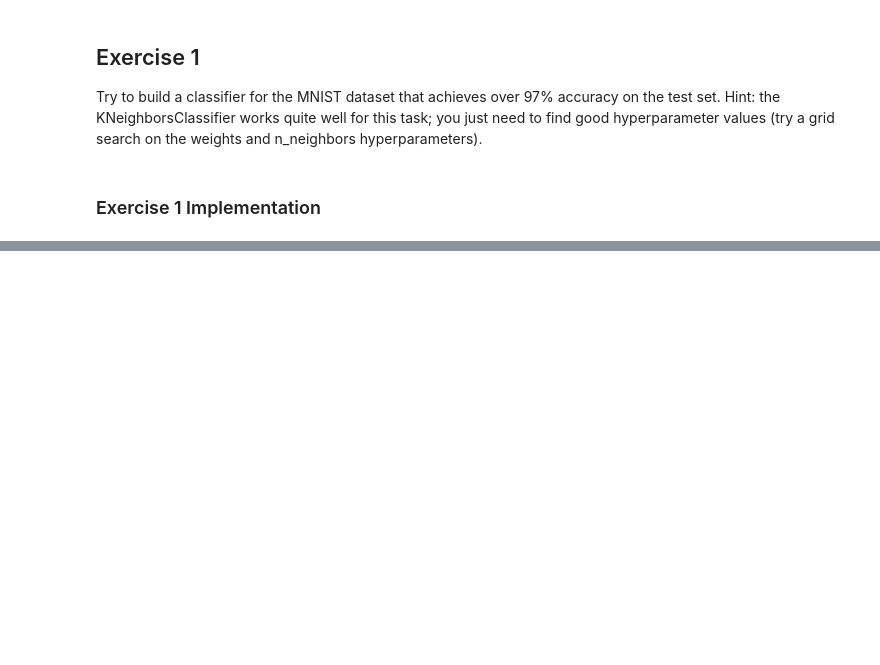
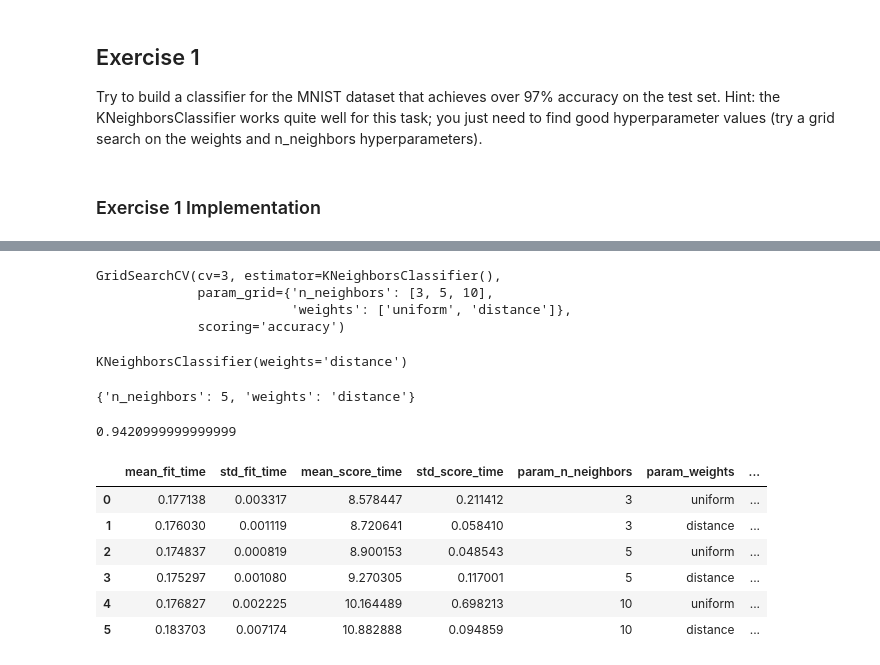
Before and after one commit to MiquelMarinoEspinosa/handson-ml3, a Jupyter notebook: 03_exercises.ipynb, the cells around one changed output, grey strips where cells are left out. Drawn from its saved outputs; the diff is of its cells as text; code cells hidden in the pictures; blank space fills up the shorter version.

```diff
--- a/03_exercises.ipynb
+++ b/03_exercises.ipynb
@@ -712,0 +715,7 @@ weights and n_neighbors hyperparameters).
+# %%
+from sklearn.datasets import fetch_openml
+
+mnist = fetch_openml('mnist_784', as_frame=False)
+# %%
+X, y = mnist.data, mnist.target
+X_train, X_test, y_train, y_test = X[:60000], X[60000:], y[:60000], y[60000:]
@@ -712,0 +724,6 @@ weights and n_neighbors hyperparameters).
+# %%
+from sklearn.preprocessing import StandardScaler
+
+scaler = StandardScaler()
+X_train_scaled = scaler.fit_transform(X_train.astype("float64"))
+X_test_scaled = scaler.fit_transform(X_test.astype("float64"))
@@ -712,0 +750,35 @@ weights and n_neighbors hyperparameters).
+# %%
+param_grid = {
+    'n_neighbors': [3, 5, 10],
+    'weights': ['uniform', 'distance']
+}
+
+kneighbors_classifier = GridSearchCV(KNeighborsClassifier(), param_grid, cv=3, scoring='accuracy')
+kneighbors_classifier.fit(X_train_scaled, y_train)
+# %% [output]
+GridSearchCV(cv=3, estimator=KNeighborsClassifier(),
+             param_grid={'n_neighbors': [3, 5, 10],
+                         'weights': ['uniform', 'distance']},
+             scoring='accuracy')
+# %%
+kneighbors_classifier.best_estimator_
+# %% [output]
+KNeighborsClassifier(weights='distance')
+# %%
+kneighbors_classifier.best_params_
+# %% [output]
+{'n_neighbors': 5, 'weights': 'distance'}
+# %%
+kneighbors_classifier.best_score_
+# %% [output]
+0.9420999999999999
+# %%
+pd.DataFrame(kneighbors_classifier.cv_results_)
+# %% [output]
+|  | mean_fit_time | std_fit_time | mean_score_time | std_score_time | param_n_neighbors | param_weights | ... |
+| 0 | 0.177138 | 0.003317 | 8.578447 | 0.211412 | 3 | uniform | ... |
+| 1 | 0.176030 | 0.001119 | 8.720641 | 0.058410 | 3 | distance | ... |
+| 2 | 0.174837 | 0.000819 | 8.900153 | 0.048543 | 5 | uniform | ... |
+| 3 | 0.175297 | 0.001080 | 9.270305 | 0.117001 | 5 | distance | ... |
+| 4 | 0.176827 | 0.002225 | 10.164489 | 0.698213 | 10 | uniform | ... |
+| 5 | 0.183703 | 0.007174 | 10.882888 | 0.094859 | 10 | distance | ... |
```
Also changed, not shown: parts of 15 cells of this notebook.
